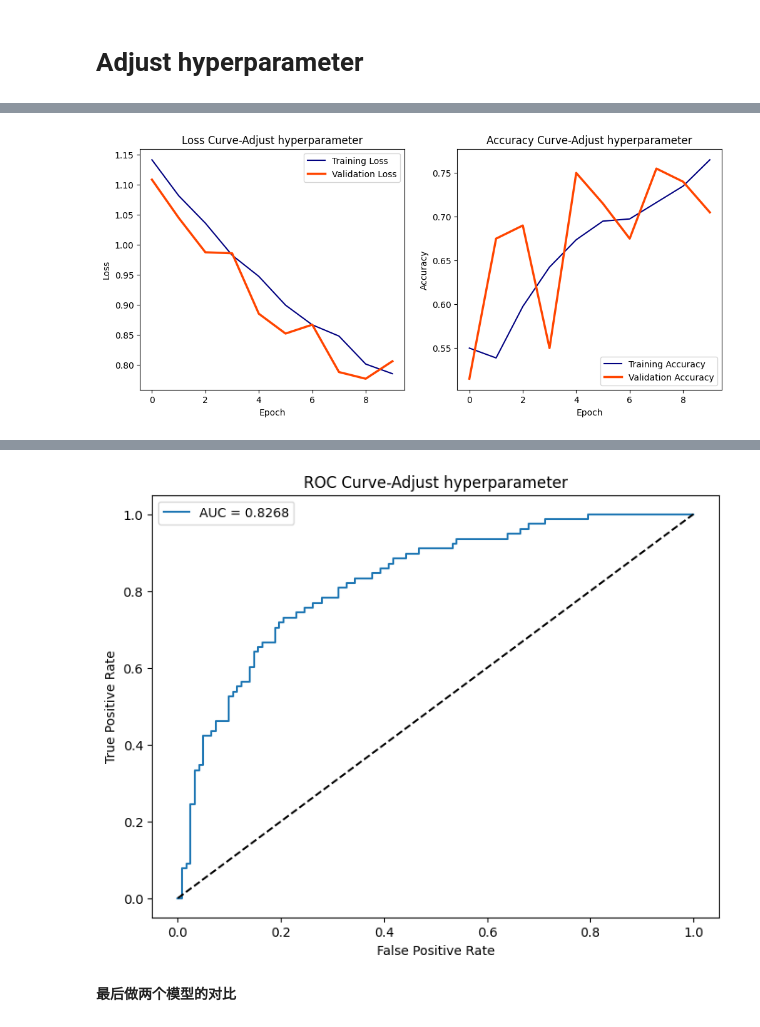
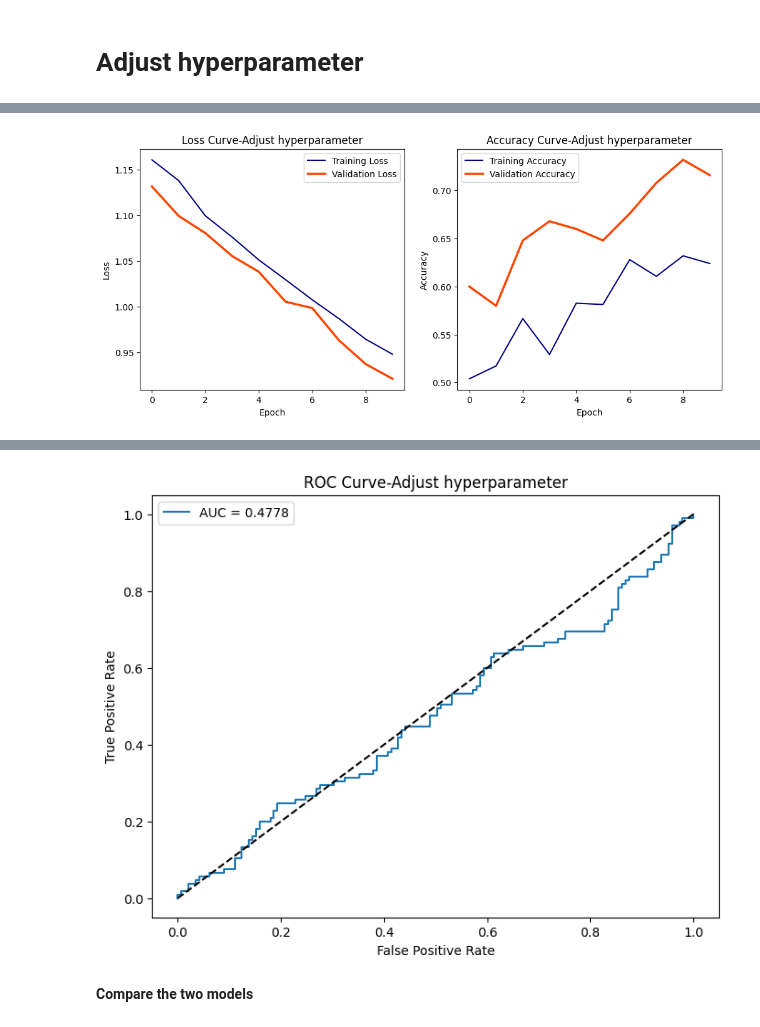
Before and after one commit to rayrelay/DeepLearning-Week3-Cancer, a Jupyter notebook: peer-graded-assignment-week-3-cnn-cancer-detecti.ipynb, the cells around one changed output, grey strips where cells are left out. Cells and saved outputs as stored; diff of their text form; code cells hidden in the pictures.

```diff
--- a/peer-graded-assignment-week-3-cnn-cancer-detecti.ipynb
+++ b/peer-graded-assignment-week-3-cnn-cancer-detecti.ipynb
@@ -88,12 +90,20 @@ from tensorflow.keras.callbacks import ReduceLROnPlateau
 # %%
-# load
-train_labels = pd.read_csv('/kaggle/input/histopathologic-cancer-detection/train_labels.csv')
+# Define paths
+train_dir = '/kaggle/input/histopathologic-cancer-detection/train'
+test_dir = '/kaggle/input/histopathologic-cancer-detection/test'
+labels_file = '/kaggle/input/histopathologic-cancer-detection/train_labels.csv'
+submission_file = '/kaggle/input/histopathologic-cancer-detection/sample_submission.csv'
+
+# load train labels
+train_labels = pd.read_csv(labels_file).head(1000)
 
 # view data
+print(train_labels.shape)
+print(train_labels.describe())
 print(train_labels.head())
-print(f"Train Size: {len(train_labels)}")
-print(f"train_labels: {train_labels['label'].mean():.2f}")
 
+print(f'train pictures: {len(os.listdir("/kaggle/input/histopathologic-cancer-detection/train"))}')
+print(f'test pictures: {len(os.listdir("/kaggle/input/histopathologic-cancer-detection/test"))}')
 
 # Label Distribution
 plt.figure(figsize=(6, 4))
@@ -546,36 +471,42 @@ plt.figure(figsize=(12, 5))
 
 plt.subplot(1, 2, 1)
 plt.plot(complex_history.history['loss'], label='Training Loss', color='navy')
 plt.plot(complex_history.history['val_loss'], label='Validation Loss', color='orangered',linewidth='2.5')
 plt.title('Loss Curve-Adjust hyperparameter')
 plt.xlabel('Epoch')
 plt.ylabel('Loss')
 plt.legend()
 
 plt.subplot(1, 2, 2)
 plt.plot(complex_history.history['accuracy'], label='Training Accuracy', color='navy')
 plt.plot(complex_history.history['val_accuracy'], label='Validation Accuracy', color='orangered',linewidth='2.5')
 plt.title('Accuracy Curve-Adjust hyperparameter')
 plt.xlabel('Epoch')
 plt.ylabel('Accuracy')
 plt.legend()
 plt.show()
 
-# AUC
-y_pred_prob = complex_model.predict(x_val).ravel()
-complex_auc = roc_auc_score(y_val, y_pred_prob)
+# AUC评估
+# 获取所有验证数据的预测概率
+val_generator.reset()  # 重置生成器
+y_pred_prob = complex_model.predict(val_generator, verbose=0).ravel()
+y_true = val_generator.classes
+# 计算AUC
+complex_auc = roc_auc_score(y_true, y_pred_prob)
 print(f"Adjust hyperparameter AUC: {complex_auc:.4f}")
-# 计算 ROC 曲线
-fpr, tpr, thresholds = roc_curve(y_val, y_pred_prob)
+
+# ROC曲线
+fpr, tpr, _ = roc_curve(y_true, y_pred_prob)
+
 
 # 绘制 ROC 曲线
 plt.figure(figsize=(8, 6))
 plt.plot(fpr, tpr, label=f'AUC = {complex_auc:.4f}')
 plt.plot([0, 1], [0, 1], 'k--')  # 随机猜测的基线
 plt.xlabel('False Positive Rate')
 plt.ylabel('True Positive Rate')
 plt.title('ROC Curve-Adjust hyperparameter')
 plt.legend()
 plt.show()
 # %% [output]
-[figure, old version]
+[figure, new version]
@@ -584,7 +514,7 @@ Adjust hyperparameter AUC: 0.8268
-[figure, old version]
+[figure, new version]
-# %% [markdown]
-
-**最后做两个模型的对比**
+# %% [markdown]
+
+**Compare the two models**
 # %%
 print(f"Sample CNN: {cnn_val_accuracy:.4f}")
 print(f"Adjust hyperparameter: {complex_val_accuracy:.4f}")
```
Also changed, not shown: parts of 20 cells of this notebook.
